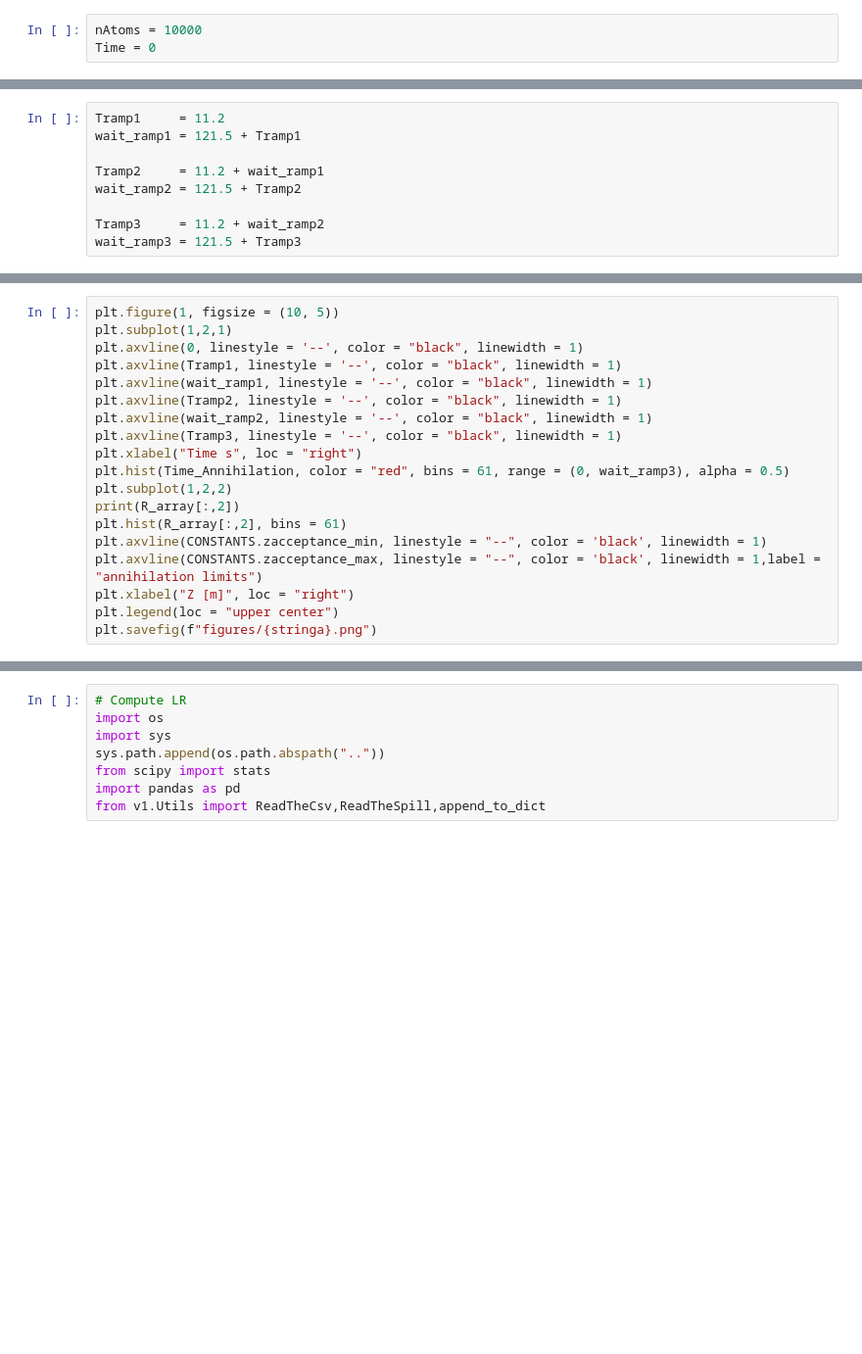
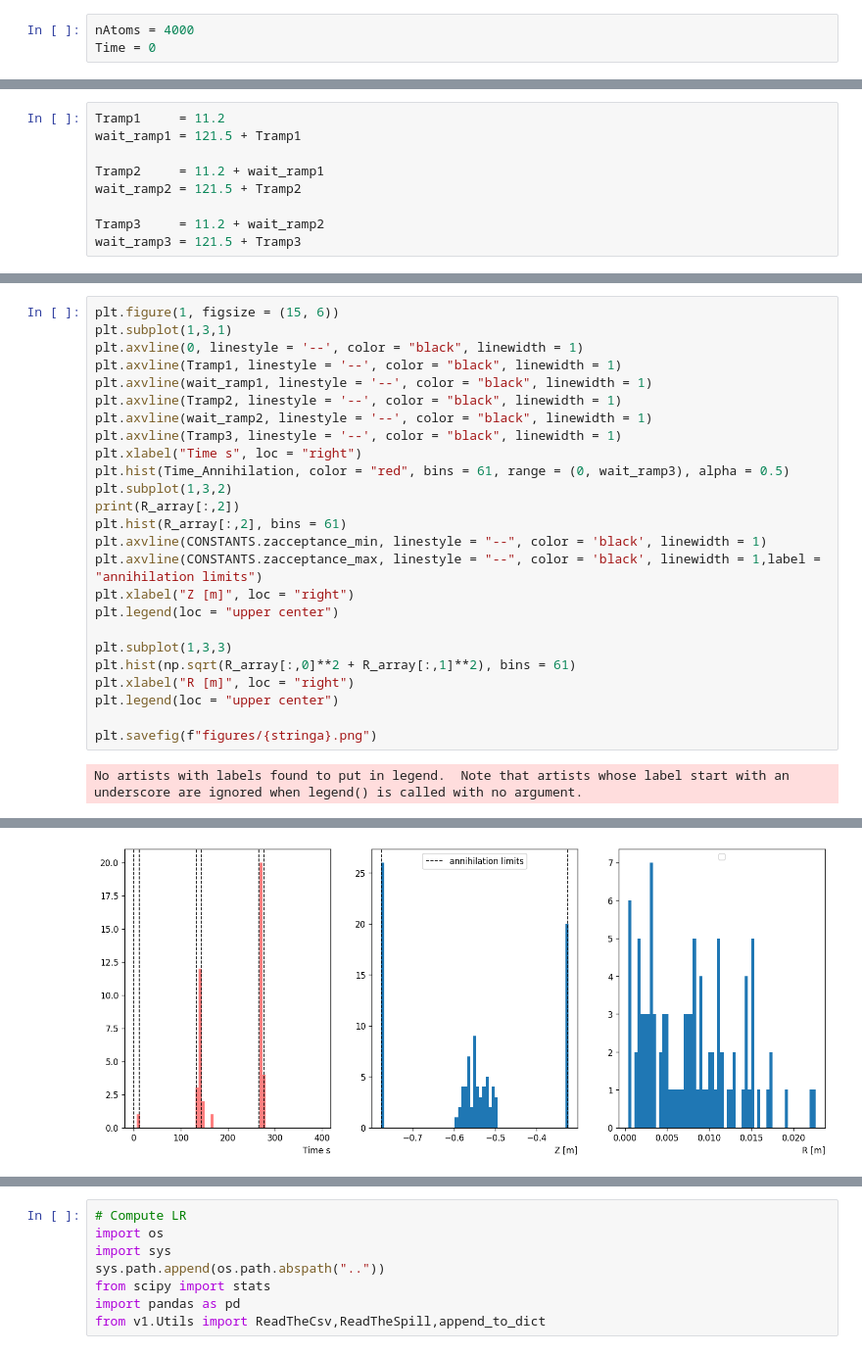
Before and after one commit to Adrianodelvincio/alphag_frequentist_analysis_2025, a Jupyter notebook: toy/Simulation.ipynb, the cells around one changed output, grey strips where cells are left out. Shown at 98% size. Drawn from its saved outputs; the diff is of its cells as text; blank space fills up the shorter version.

```diff
--- a/toy/Simulation.ipynb
+++ b/toy/Simulation.ipynb
@@ -206,7 +196,7 @@ Bfield_2p5mT_grid           = np.array(Bfield_2p5mT(zgrid))
 # %% [markdown]
 ## Simulation Setting
 # %%
-nAtoms = 10000
+nAtoms = 4000
 Time = 0
 # %% [markdown]
 ## Define variables for visualization
@@ -422,6 +414,6 @@ print(time.time() - start_time)
 # %%
-plt.figure(1, figsize = (10, 5))
-plt.subplot(1,2,1)
+plt.figure(1, figsize = (15, 6))
+plt.subplot(1,3,1)
 plt.axvline(0, linestyle = '--', color = "black", linewidth = 1)
 plt.axvline(Tramp1, linestyle = '--', color = "black", linewidth = 1)
 plt.axvline(wait_ramp1, linestyle = '--', color = "black", linewidth = 1)
@@ -430,11 +422,19 @@ plt.axvline(wait_ramp2, linestyle = '--', color = "black", linewidth = 1)
 plt.axvline(Tramp3, linestyle = '--', color = "black", linewidth = 1)
 plt.xlabel("Time s", loc = "right")
 plt.hist(Time_Annihilation, color = "red", bins = 61, range = (0, wait_ramp3), alpha = 0.5)
-plt.subplot(1,2,2)
+plt.subplot(1,3,2)
 print(R_array[:,2])
 plt.hist(R_array[:,2], bins = 61)
 plt.axvline(CONSTANTS.zacceptance_min, linestyle = "--", color = 'black', linewidth = 1)
 plt.axvline(CONSTANTS.zacceptance_max, linestyle = "--", color = 'black', linewidth = 1,label = "annihilation limits")
 plt.xlabel("Z [m]", loc = "right")
 plt.legend(loc = "upper center")
+
+plt.subplot(1,3,3)
+plt.hist(np.sqrt(R_array[:,0]**2 + R_array[:,1]**2), bins = 61)
+plt.xlabel("R [m]", loc = "right")
+plt.legend(loc = "upper center")
+
 plt.savefig(f"figures/{stringa}.png")
+# %% [output]
+No artists with labels found to put in legend.  Note that artists whose label start with an underscore are ignored when legend() is called with no argument.
@@ -440,0 +458 @@ plt.savefig(f"figures/{stringa}.png")
+[figure, added]
```
Also changed, not shown: parts of 9 cells of this notebook, 9 other files.
